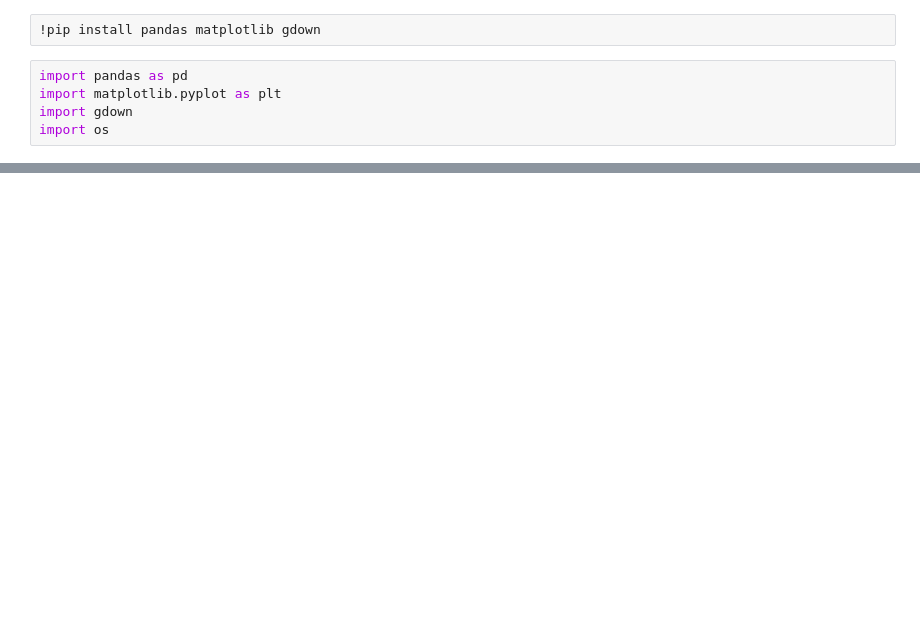
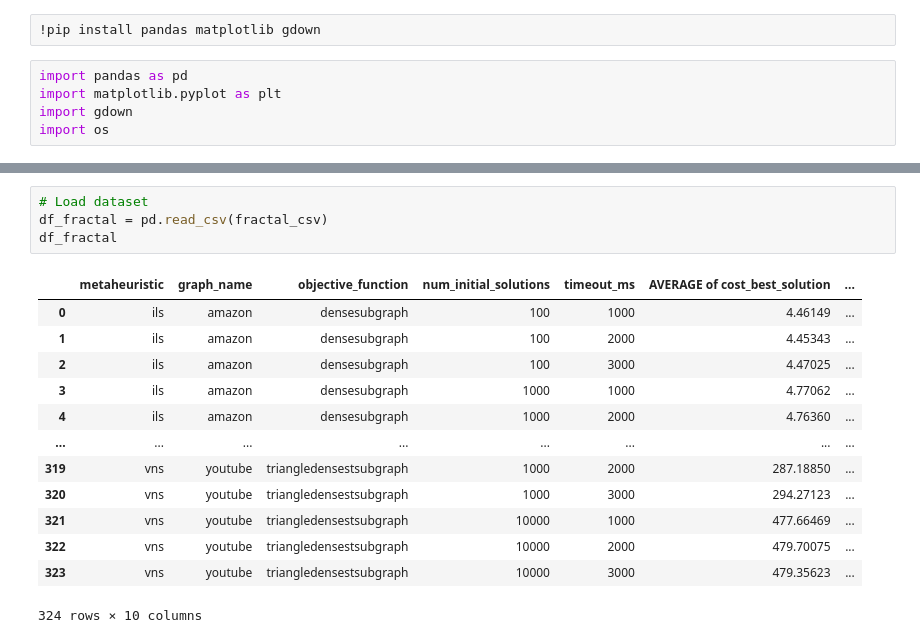
Before and after one commit to dcc-ufla-graph-mining/fractal, a Jupyter notebook: plots/CCPE_Plots/quality_runtime_pareto_plot.ipynb, the cells around one changed output, grey strips where cells are left out. Drawn from its saved outputs; the diff is of its cells as text; blank space fills up the shorter version.

```diff
--- a/plots/CCPE_Plots/quality_runtime_pareto_plot.ipynb
+++ b/plots/CCPE_Plots/quality_runtime_pareto_plot.ipynb
@@ -30,0 +47,18 @@ To: /home/diogoocv/IdeaProjects/fractal/plots/CCPE_Plots/fractal_data.csv
+# %%
+# Load dataset
+df_fractal = pd.read_csv(fractal_csv)
+df_fractal
+# %% [output]
+|  | metaheuristic | graph_name | objective_function | num_initial_solutions | timeout_ms | AVERAGE of cost_best_solution | ... |
+| 0 | ils | amazon | densesubgraph | 100 | 1000 | 4.46149 | ... |
+| 1 | ils | amazon | densesubgraph | 100 | 2000 | 4.45343 | ... |
+| 2 | ils | amazon | densesubgraph | 100 | 3000 | 4.47025 | ... |
+| 3 | ils | amazon | densesubgraph | 1000 | 1000 | 4.77062 | ... |
+| 4 | ils | amazon | densesubgraph | 1000 | 2000 | 4.76360 | ... |
+| ... | ... | ... | ... | ... | ... | ... | ... |
+| 319 | vns | youtube | triangledensestsubgraph | 1000 | 2000 | 287.18850 | ... |
+| 320 | vns | youtube | triangledensestsubgraph | 1000 | 3000 | 294.27123 | ... |
+| 321 | vns | youtube | triangledensestsubgraph | 10000 | 1000 | 477.66469 | ... |
+| 322 | vns | youtube | triangledensestsubgraph | 10000 | 2000 | 479.70075 | ... |
+| 323 | vns | youtube | triangledensestsubgraph | 10000 | 3000 | 479.35623 | ... |
+324 rows × 10 columns
```
Also changed, not shown: parts of 6 cells of this notebook, 41 other files.
